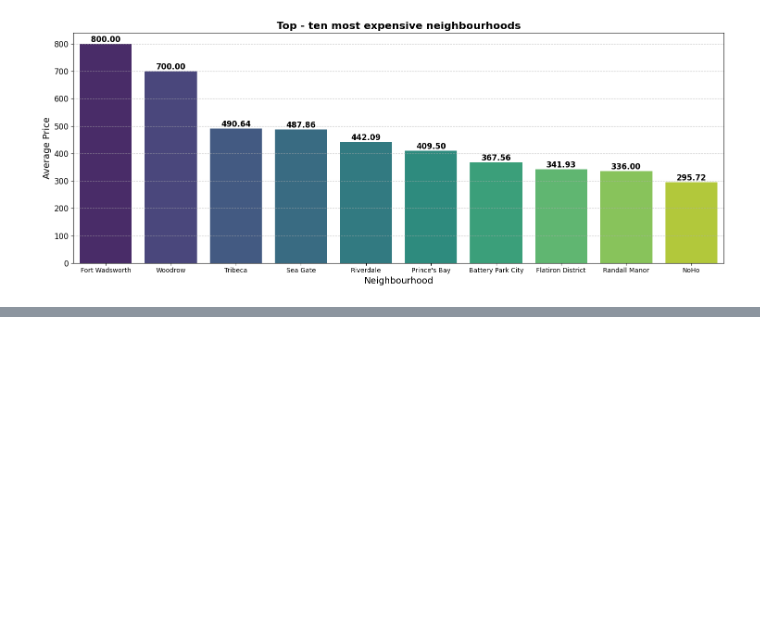
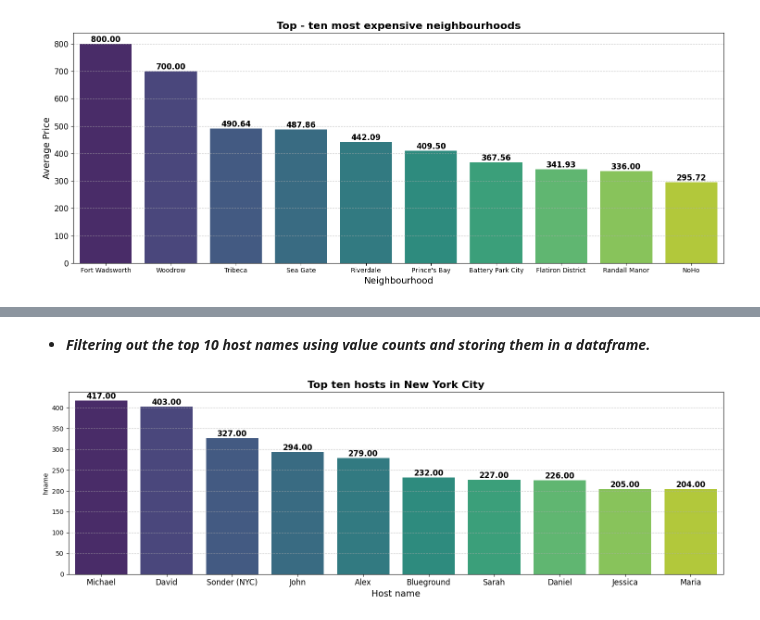
Before and after one commit to Sid-9823/Airbnb-Bookings-Analysis, a Jupyter notebook: Airbnb_Bookings_Analysis.ipynb, the cells around one changed output, grey strips where cells are left out. Saved outputs shown, nothing was run; the diff lists cells and outputs as text; code cells hidden in the pictures; blank space fills up the shorter version.

```diff
--- a/Airbnb_Bookings_Analysis.ipynb
+++ b/Airbnb_Bookings_Analysis.ipynb
@@ -522,0 +595,5 @@ plt.tight_layout()
+# %%
+# Creating a dataframe using groupby.
+
+e = pd.DataFrame(df['hname'].value_counts().head(10).reset_index())
+e
@@ -522,0 +612,22 @@ plt.tight_layout()
+# %% [markdown]
+* ***Filtering out the top 10 host names using value counts and storing them in a dataframe.***
+# %%
+# Plotting a barplot using the above created dataframe.
+
+plt.figure(figsize = (15,5))
+ax = sns.barplot(x = 'index', y = 'hname', palette = 'viridis', data = e)
+
+# To annotate the barplot.
+
+for p in ax.patches:
+  ax.annotate(f"{p.get_height():.2f}", (p.get_x() + p.get_width() / 2, p.get_height()),
+  ha='center', va='bottom', fontsize=12, fontweight = 'bold',color='black')
+
+
+plt.title('Top ten hosts in New York City', fontsize = 16, fontweight = 'bold')
+plt.xlabel('Host name', fontsize=14)
+plt.xticks(fontsize=12)
+plt.grid(axis='y', linestyle='--', alpha=0.7)
+plt.tight_layout()
+# %% [output]
+[figure, added]
```
Also changed, not shown: parts of 38 cells of this notebook.
